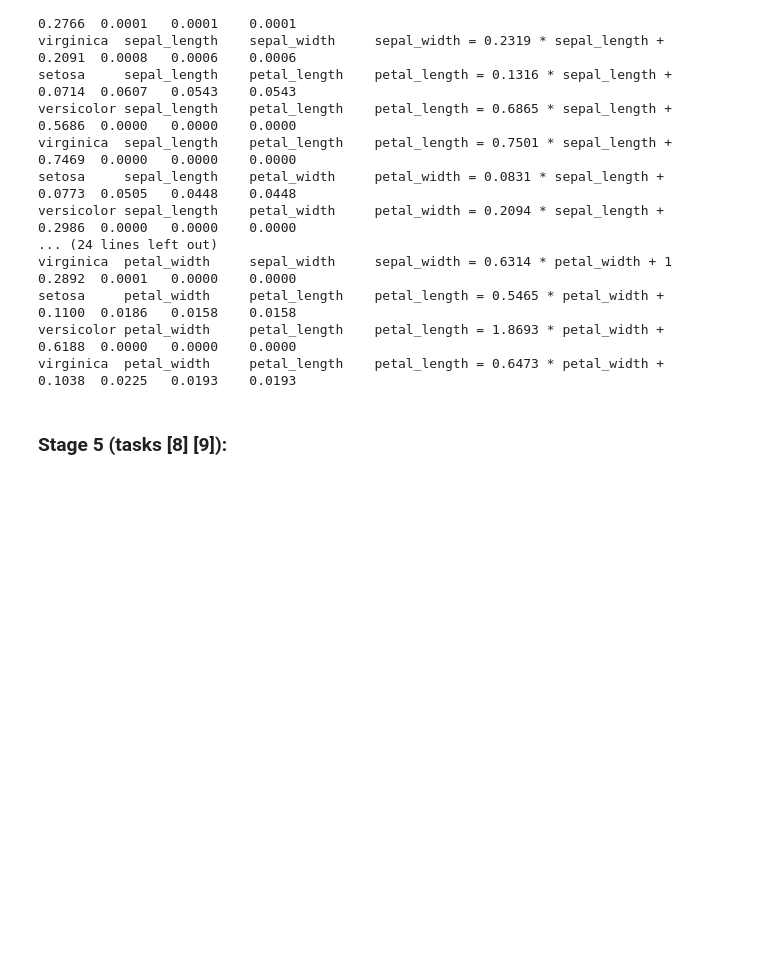
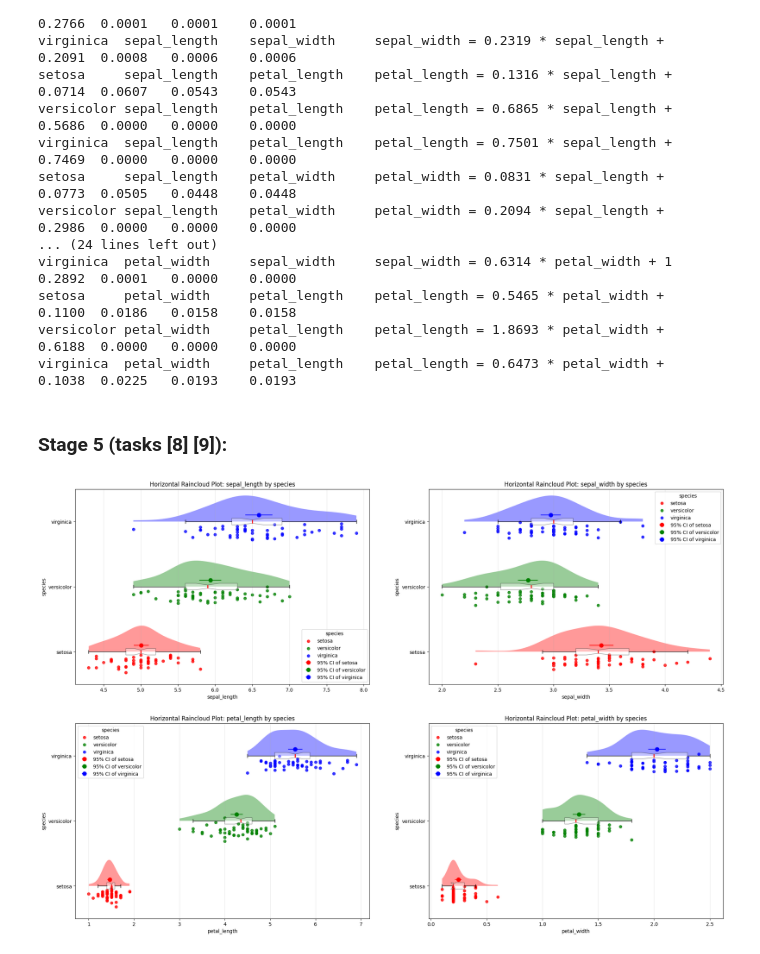
Before and after one commit to NoSignificantWorries/SDT, a Jupyter notebook: task1/task1.ipynb, the cells around one changed output. Saved outputs shown, nothing was run; the diff lists cells and outputs as text; code cells hidden in the pictures; blank space fills up the shorter version.

```diff
--- a/task1/task1.ipynb
+++ b/task1/task1.ipynb
@@ -430,3 +492,12 @@ versicolor petal_width     petal_length    petal_length = 1.8693 * petal_width +
 virginica  petal_width     petal_length    petal_length = 0.6473 * petal_width +    0.1038  0.0225   0.0193    0.0193
 # %% [markdown]
 ### **Stage 5** (tasks [8] [9]):
+# %%
+plotter = Plotter(2, 2, (24, 16))
+
+for i, param in enumerate(main.params):
+    plotter.raincloud_plot(main.iris, param, "species", main.classes, colors=main.colors, idx=i)
+
+plotter.save("res/raincloud_plots.png", dpi=200)
+# %% [output]
+[figure, added]
```
Also changed, not shown: parts of 2 cells of this notebook, 3 other files.
